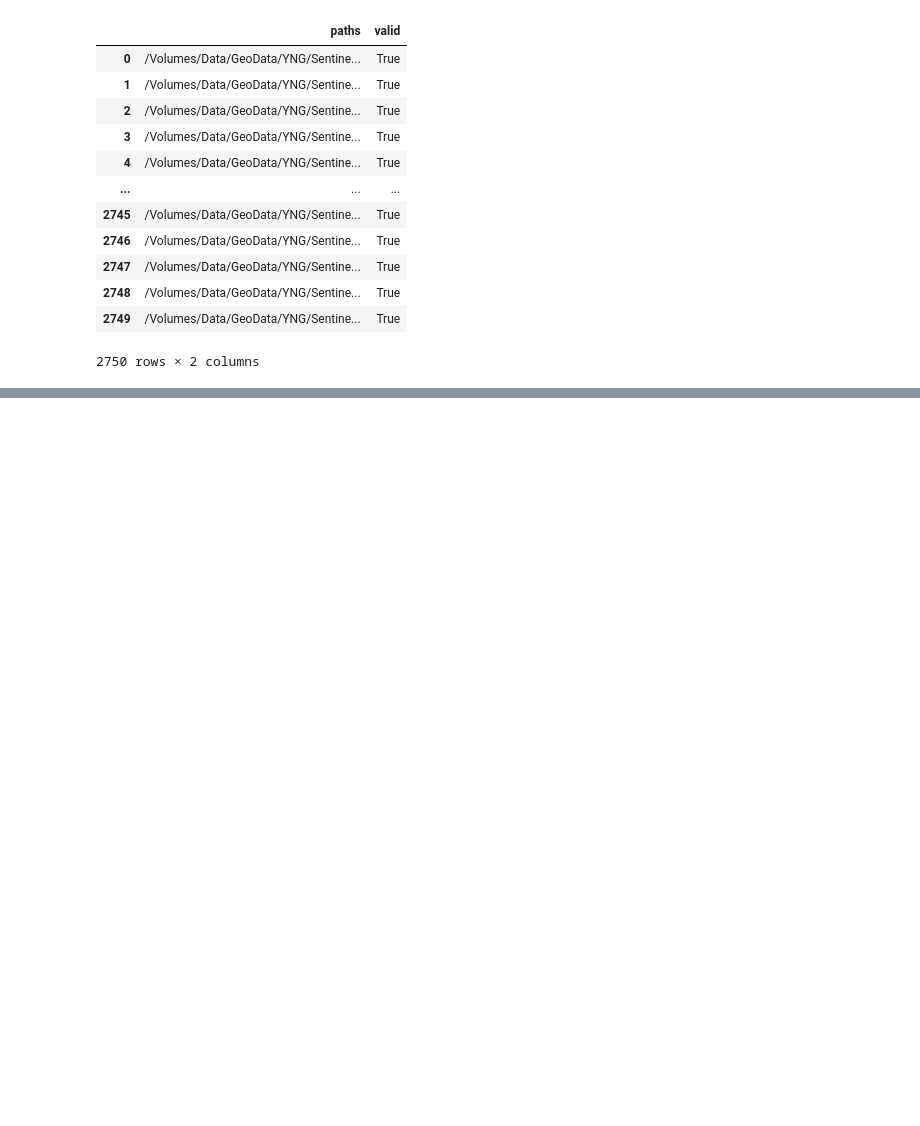
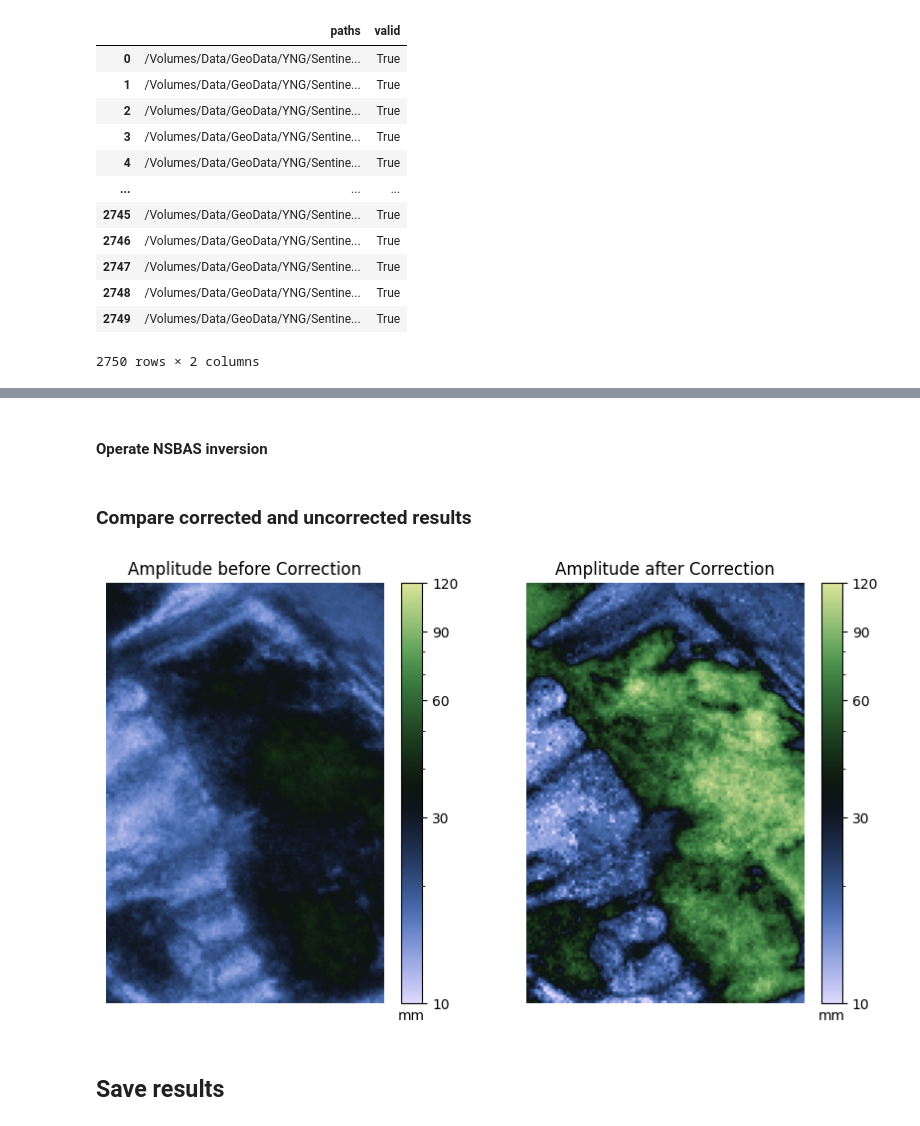
Before and after one commit to Fanchengyan/FanInSAR, a Jupyter notebook: docs/source/user_guide/quick_start.ipynb, the cells around one changed output, grey strips where cells are left out. Drawn from its saved outputs; the diff is of its cells as text; code cells hidden in the pictures; blank space fills up the shorter version.

```diff
--- a/docs/source/user_guide/quick_start.ipynb
+++ b/docs/source/user_guide/quick_start.ipynb
@@ -65,0 +259,42 @@ ds_coh.files
+# %%
+ts_model = NSBAS.AnnualSemiannualSinusoidal(pairs_used.dates)
+# %% [markdown]
+#### Operate NSBAS inversion
+# %%
+matrix_factory = NSBAS.NSBASMatrixFactory(d, pairs_used, ts_model)
+sbas_inverse = NSBAS.NSBASInversion(matrix_factory, device="cpu")
+inc, params, residual_pair, residual_tsm = sbas_inverse.inverse()
+cum = np.cumsum(inc, axis=0)
+# %%
+matrix_factory = NSBAS.NSBASMatrixFactory(d_c, pairs_used, ts_model)
+sbas_inverse = NSBAS.NSBASInversion(matrix_factory, device="cpu")
+inc_c, params_c, residual_pair_c, residual_tsm_c = sbas_inverse.inverse()
+cum_c = np.cumsum(inc_c, axis=0)
+# %% [markdown]
+### Compare corrected and uncorrected results
+# %%
+amplitude = 2 * np.sqrt(params[0] ** 2 + params[1] ** 2).reshape(n_row, n_col)
+amplitude_c = 2 * np.sqrt(params_c[0] ** 2 + params_c[1] ** 2).reshape(n_row, n_col)
+# %%
+from matplotlib.colors import LogNorm
+
+ticks = [10, 30, 60, 90, 120]
+norm = LogNorm(vmin=10, vmax=120)
+
+def plot_amplitude(amplitude, ax, title):
+    im = ax.imshow(amplitude, cmap=cmaps.tofino, norm=norm)
+    ax.axis("off")
+    ax.set_title(title)
+    cb = fig.colorbar(im, ax=ax)
+
+    cb.ax.set_yscale('log')
+    cb.ax.set_xlabel('mm')
+    cb.ax.set_yticks(ticks, labels=ticks)
+
+fig, axs = plt.subplots(1, 2, figsize=(10, 5.5))
+plot_amplitude(amplitude, axs[0], "Amplitude before Correction")
+plot_amplitude(amplitude_c, axs[1], "Amplitude after Correction")
+# %% [output]
+[figure, added]
+# %% [markdown]
+## Save results
```
Also changed, not shown: parts of 27 cells of this notebook, 23 other files.
